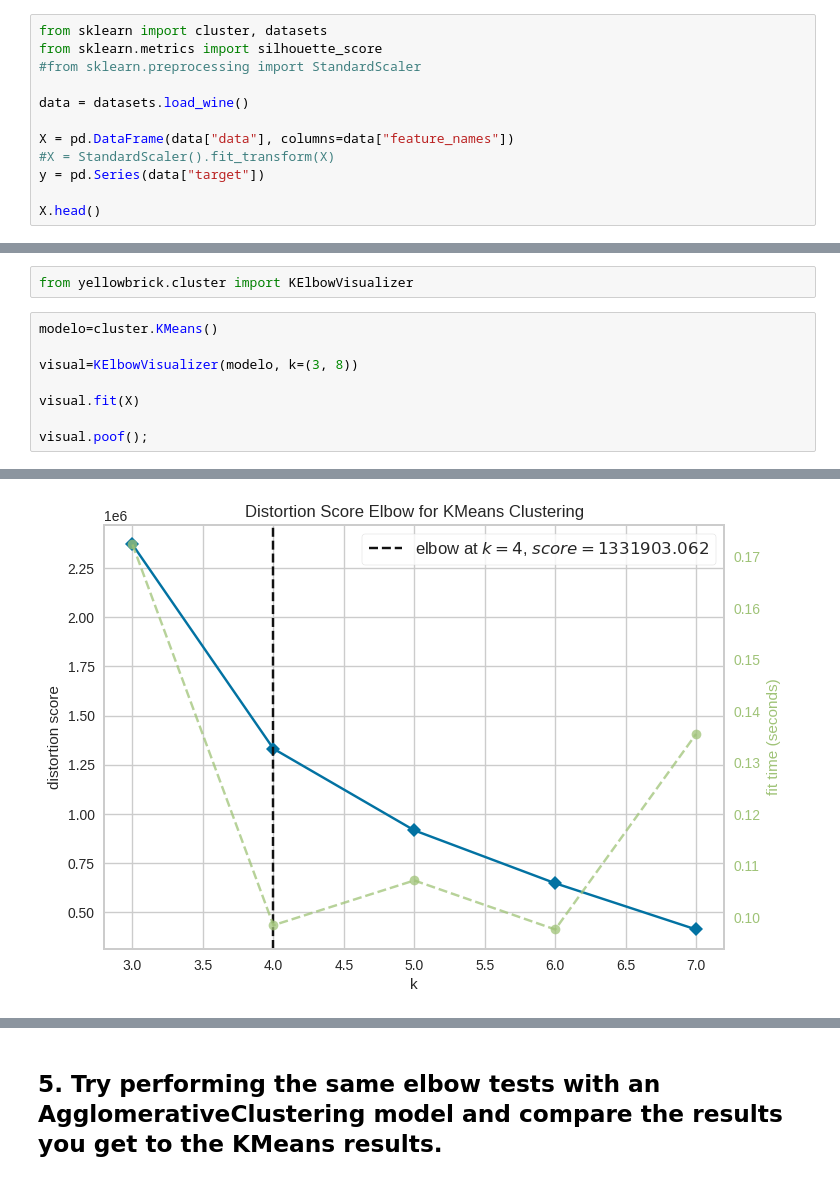
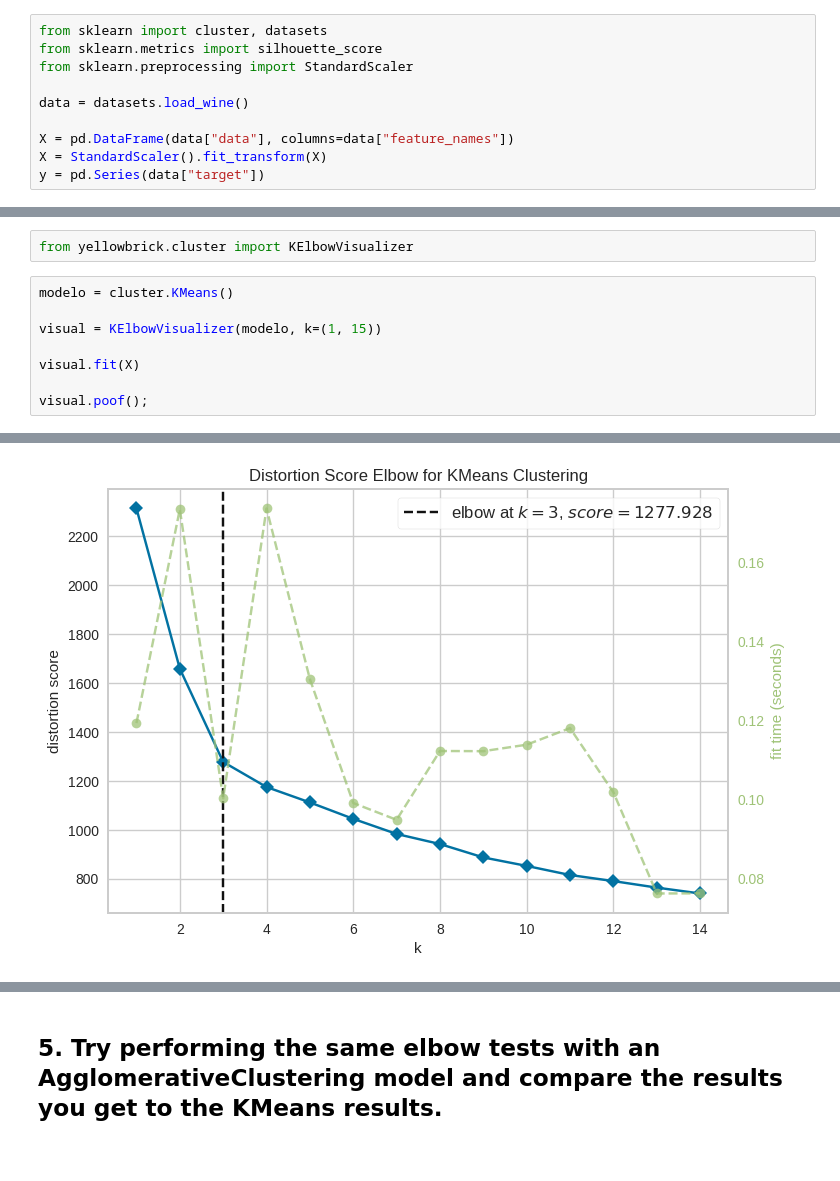
Before and after one commit to Ironhack-Data-Madrid-Enero-2023/7.4-lab-unsupervised-learning-evaluation, a Jupyter notebook: your-code/main.ipynb, the cells around one changed output, grey strips where cells are left out. Drawn from its saved outputs; the diff is of its cells as text.

```diff
--- a/your-code/main.ipynb
+++ b/your-code/main.ipynb
@@ -11,12 +11,10 @@ warnings.filterwarnings("ignore", category=RuntimeWarning)
 # %%
 from sklearn import cluster, datasets
 from sklearn.metrics import silhouette_score
-#from sklearn.preprocessing import StandardScaler
+from sklearn.preprocessing import StandardScaler
 
 data = datasets.load_wine()
 
 X = pd.DataFrame(data["data"], columns=data["feature_names"])
-#X = StandardScaler().fit_transform(X)
+X = StandardScaler().fit_transform(X)
 y = pd.Series(data["target"])
-
-X.head()
@@ -101,9 +92,9 @@ The Yellowbrick library has 3 metrics that you can plot using the `metric` param
 # %%
 from yellowbrick.cluster import KElbowVisualizer
 # %%
-modelo=cluster.KMeans()
+modelo = cluster.KMeans()
 
-visual=KElbowVisualizer(modelo, k=(3, 8))
+visual = KElbowVisualizer(modelo, k=(1, 15))
 
 visual.fit(X)
 
@@ -112 +120 @@ visual.poof();
-[figure, old version]
+[figure, new version]
```
Also changed, not shown: parts of 8 cells of this notebook.
